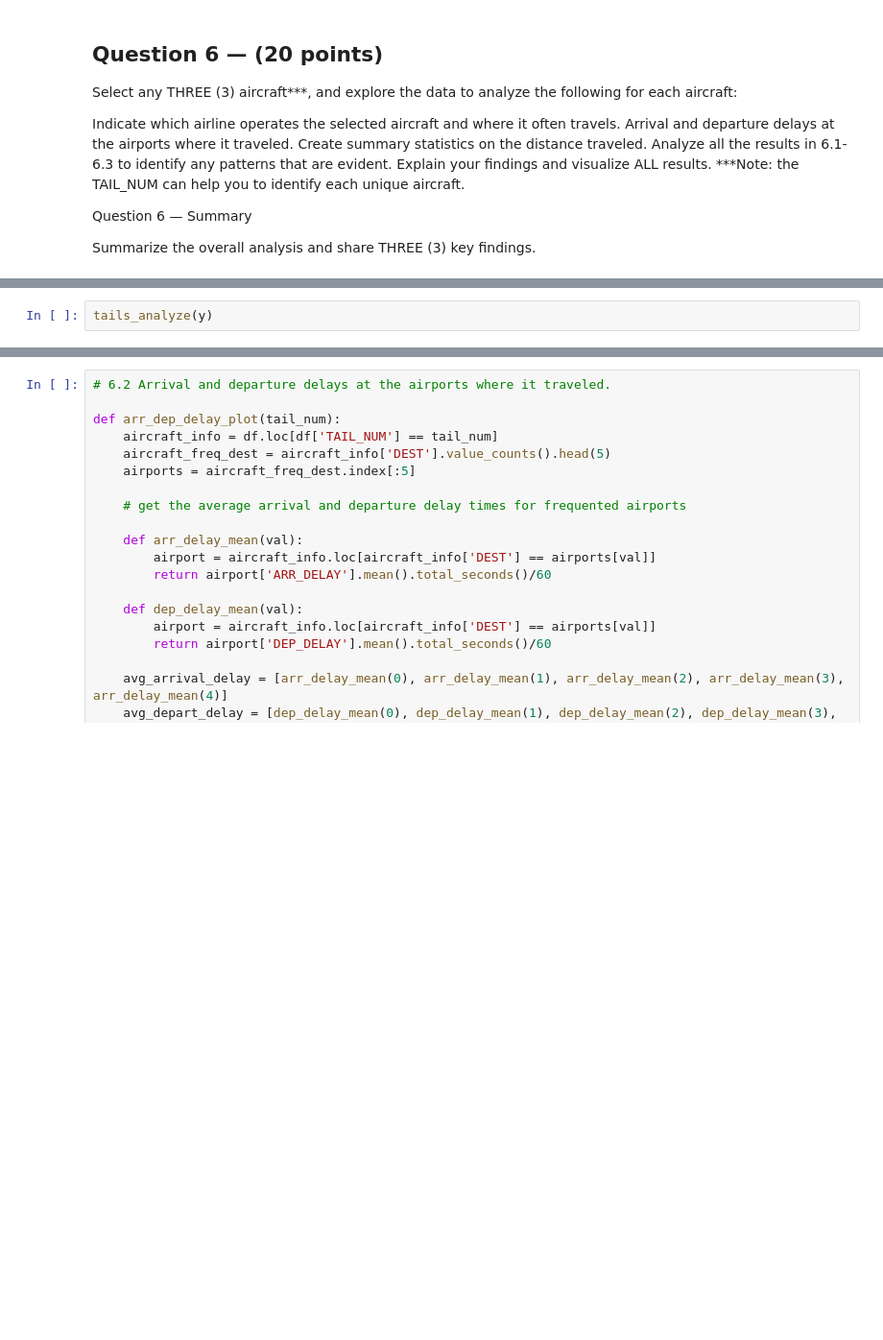
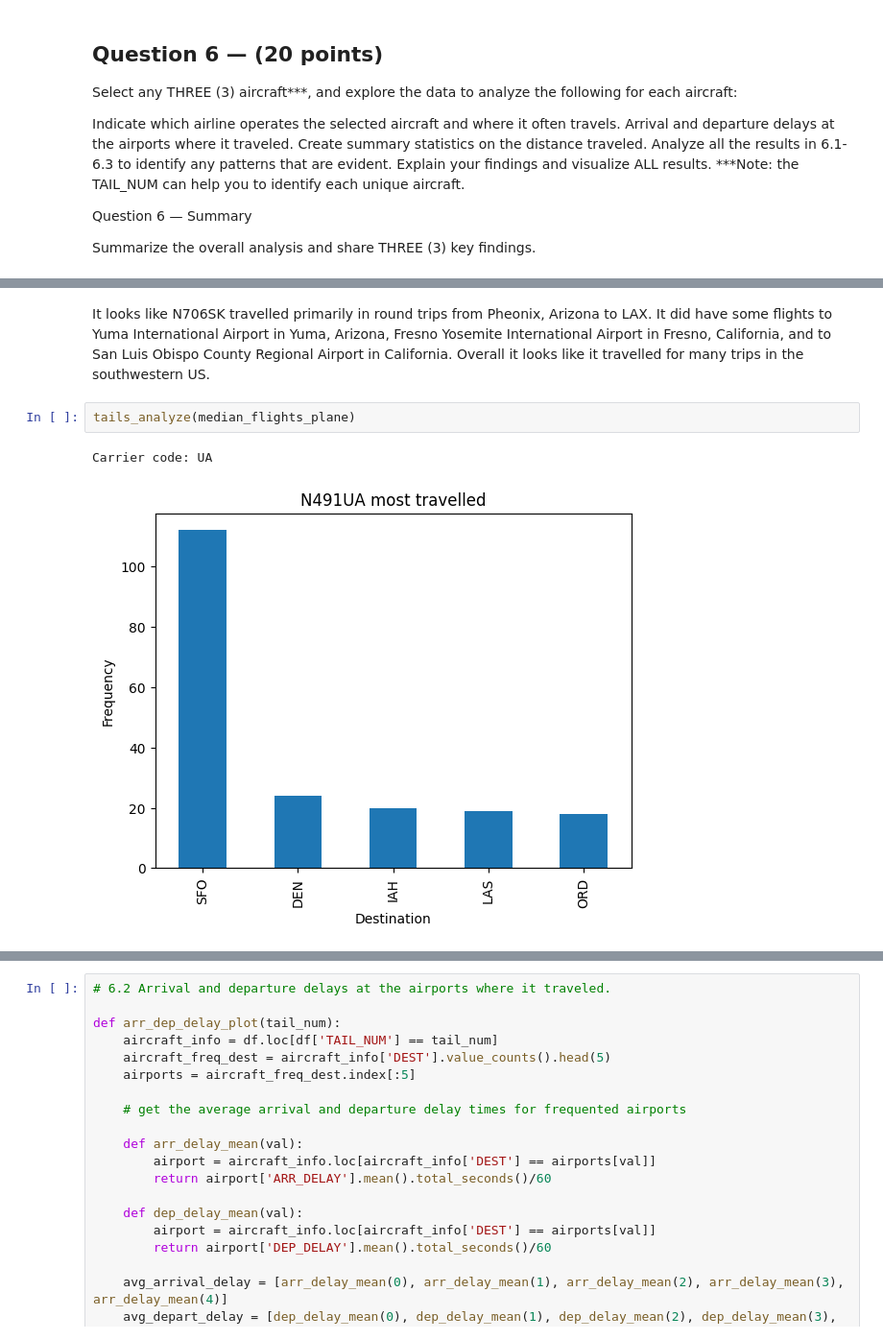
Before and after one commit to inacarr/ds3000group34, a Jupyter notebook: DS3000.Practicum34.ipynb, the cells around one changed output, grey strips where cells are left out. Shown at 96% size. Drawn from its saved outputs; the diff is of its cells as text; blank space fills up the shorter version.

```diff
--- a/DS3000.Practicum34.ipynb
+++ b/DS3000.Practicum34.ipynb
@@ -542,2 +561,7 @@ tails_analyze(x)
+# %% [markdown]
+It looks like N706SK travelled primarily in round trips from Pheonix, Arizona to LAX. It did have some flights to Yuma International Airport in Yuma, Arizona, Fresno Yosemite International Airport in Fresno, California, and to San Luis Obispo County Regional Airport in California. Overall it looks like it travelled for many trips in the southwestern US.
 # %%
-tails_analyze(y)
+tails_analyze(median_flights_plane)
+# %% [output]
+Carrier code: UA
+[figure, added]
```
Also changed, not shown: parts of 14 cells of this notebook.
